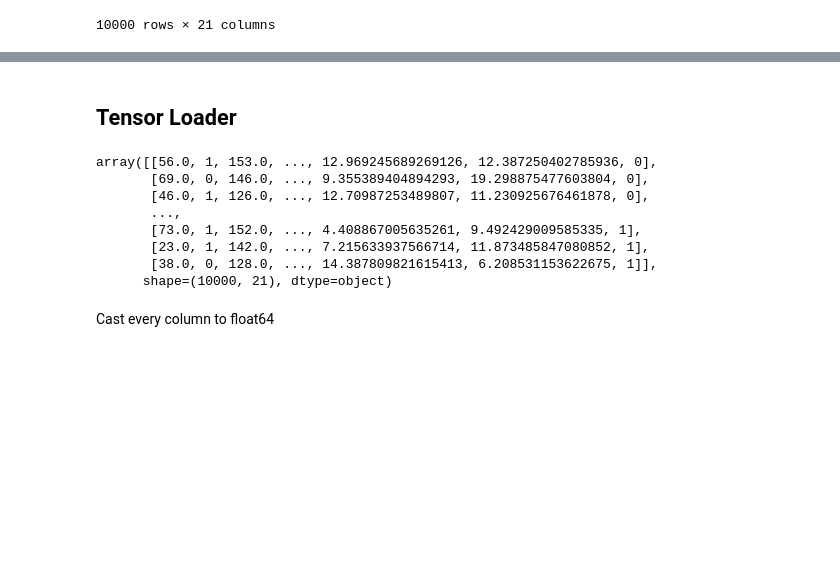
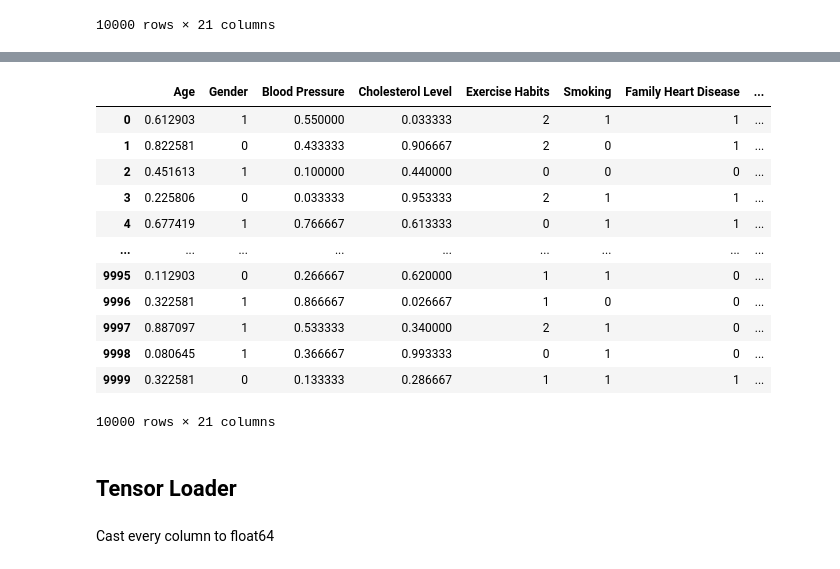
Before and after one commit to ingGibran/Deep-Learning-Notes, a Jupyter notebook: Proyects/heart_disease.ipynb, the cells around one changed output, grey strips where cells are left out. Cells and saved outputs as stored; diff of their text form; code cells hidden in the pictures; blank space fills up the shorter version.

```diff
--- a/Proyects/heart_disease.ipynb
+++ b/Proyects/heart_disease.ipynb
@@ -191,0 +326,8 @@ data
+# %%
+from sklearn.preprocessing import MinMaxScaler
+
+scaler = MinMaxScaler(feature_range=(0, 1))
+
+scaled = scaler.fit_transform(scaled)
+
+scaled
@@ -192,16 +348,33 @@ data
+# %%
+data[
+    [
+    'Age',
+    'Blood Pressure',
+    'Cholesterol Level',
+    'BMI', 'Sleep Hours',
+    'Triglyceride Level',
+    'Fasting Blood Sugar',
+    'CRP Level',
+    'Homocysteine Level'
+    ]
+] = scaled
+data
+# %% [output]
+|  | Age | Gender | Blood Pressure | Cholesterol Level | Exercise Habits | Smoking | Family Heart Disease | ... |
+| 0 | 0.612903 | 1 | 0.550000 | 0.033333 | 2 | 1 | 1 | ... |
+| 1 | 0.822581 | 0 | 0.433333 | 0.906667 | 2 | 0 | 1 | ... |
+| 2 | 0.451613 | 1 | 0.100000 | 0.440000 | 0 | 0 | 0 | ... |
+| 3 | 0.225806 | 0 | 0.033333 | 0.953333 | 2 | 1 | 1 | ... |
+| 4 | 0.677419 | 1 | 0.766667 | 0.613333 | 0 | 1 | 1 | ... |
+| ... | ... | ... | ... | ... | ... | ... | ... | ... |
+| 9995 | 0.112903 | 0 | 0.266667 | 0.620000 | 1 | 1 | 0 | ... |
+| 9996 | 0.322581 | 1 | 0.866667 | 0.026667 | 1 | 0 | 0 | ... |
+| 9997 | 0.887097 | 1 | 0.533333 | 0.340000 | 2 | 1 | 0 | ... |
+| 9998 | 0.080645 | 1 | 0.366667 | 0.993333 | 0 | 1 | 0 | ... |
+| 9999 | 0.322581 | 0 | 0.133333 | 0.286667 | 1 | 1 | 1 | ... |
+10000 rows × 21 columns
 # %% [markdown]
 ## Tensor Loader
-# %%
-data.values
-# %% [output]
-array([[56.0, 1, 153.0, ..., 12.969245689269126, 12.387250402785936, 0],
-       [69.0, 0, 146.0, ..., 9.355389404894293, 19.298875477603804, 0],
-       [46.0, 1, 126.0, ..., 12.70987253489807, 11.230925676461878, 0],
-       ...,
-       [73.0, 1, 152.0, ..., 4.408867005635261, 9.492429009585335, 1],
-       [23.0, 1, 142.0, ..., 7.215633937566714, 11.873485847080852, 1],
-       [38.0, 0, 128.0, ..., 14.387809821615413, 6.208531153622675, 1]],
-      shape=(10000, 21), dtype=object)
 # %% [markdown]
 Cast every column to float64
 # %%
```
Also changed, not shown: parts of 14 cells of this notebook.
